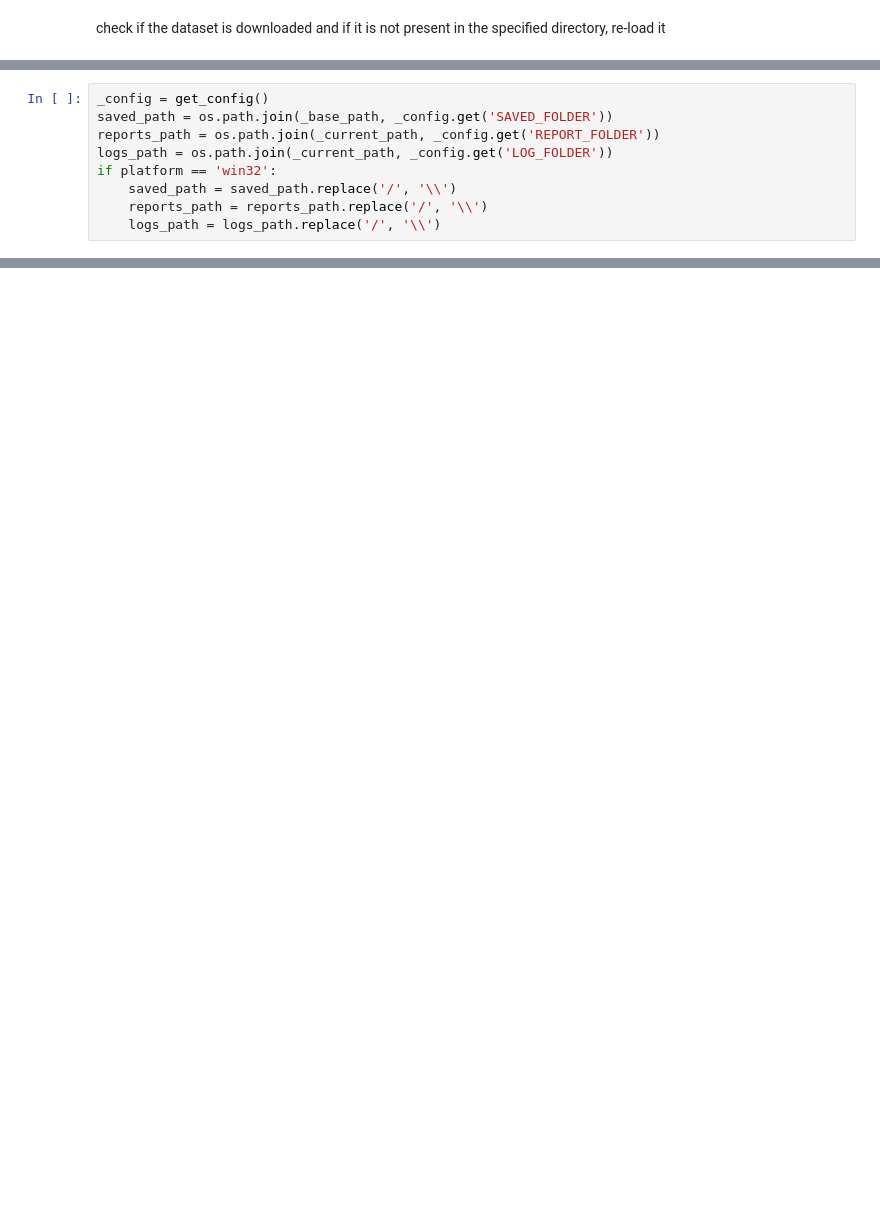
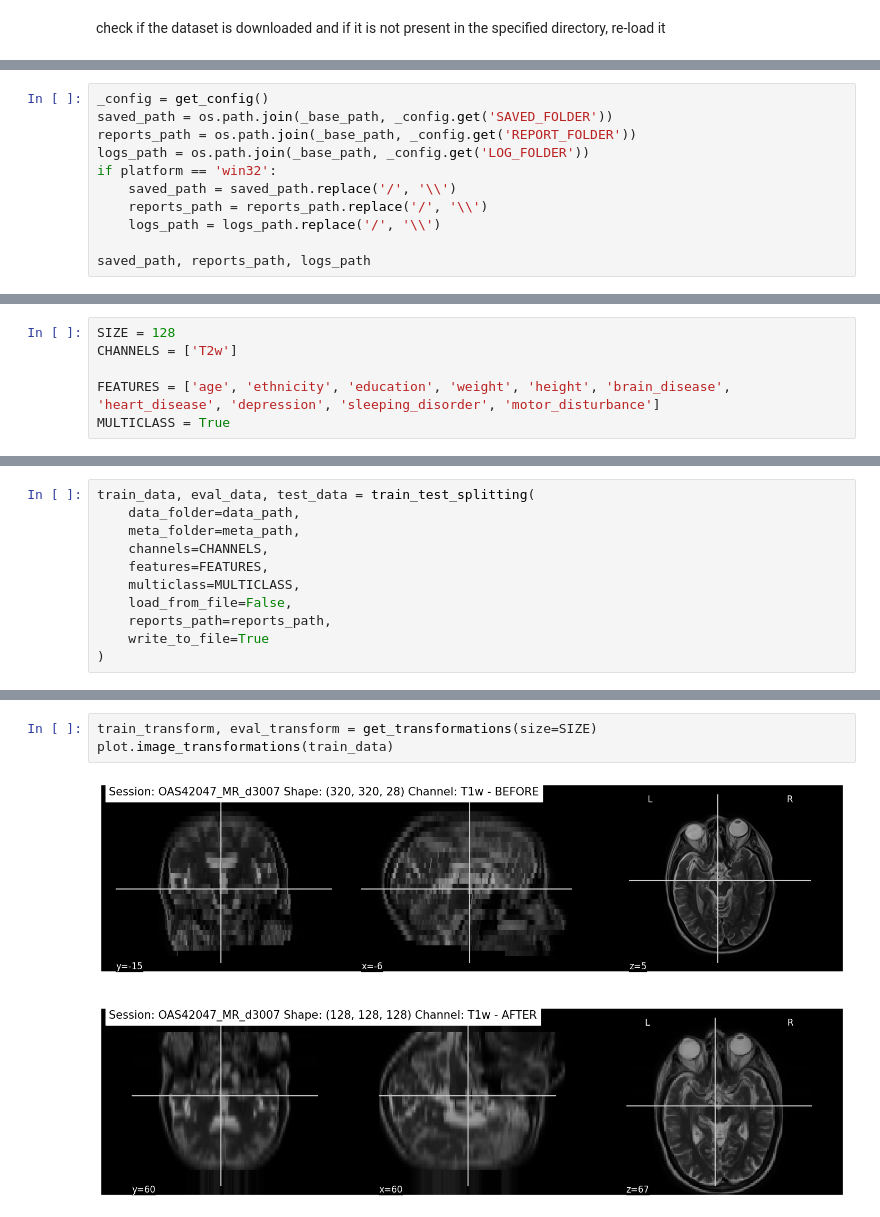
Before and after one commit to VitoNicolaLosavio/Explainable-AI-for-Alzheimer-s-Diagnosis-Textual-and-Visual-Interpretations-from-MRI, a Jupyter notebook: Creation of the dataset.ipynb, the cells around one changed output, grey strips where cells are left out. Saved outputs shown, nothing was run; the diff lists cells and outputs as text; blank space fills up the shorter version.

```diff
--- a/Creation of the dataset.ipynb
+++ b/Creation of the dataset.ipynb
@@ -36,9 +49,11 @@ data_path, meta_path = make_dataset(dataset='oasis_aug', base_path=_base_path)
 # %%
 _config = get_config()
 saved_path = os.path.join(_base_path, _config.get('SAVED_FOLDER'))
-reports_path = os.path.join(_current_path, _config.get('REPORT_FOLDER'))
-logs_path = os.path.join(_current_path, _config.get('LOG_FOLDER'))
+reports_path = os.path.join(_base_path, _config.get('REPORT_FOLDER'))
+logs_path = os.path.join(_base_path, _config.get('LOG_FOLDER'))
 if platform == 'win32':
 	saved_path = saved_path.replace('/', '\\')
 	reports_path = reports_path.replace('/', '\\')
 	logs_path = logs_path.replace('/', '\\')
+
+saved_path, reports_path, logs_path
@@ -44,0 +71,6 @@ if platform == 'win32':
+# %%
+SIZE = 128
+CHANNELS = ['T2w']
+
+FEATURES = ['age', 'ethnicity', 'education', 'weight', 'height', 'brain_disease', 'heart_disease', 'depression', 'sleeping_disorder', 'motor_disturbance']
+MULTICLASS = True
@@ -44,0 +89,11 @@ if platform == 'win32':
+# %%
+train_data, eval_data, test_data = train_test_splitting(
+	data_folder=data_path,
+	meta_folder=meta_path,
+	channels=CHANNELS,
+	features=FEATURES,
+	multiclass=MULTICLASS,
+	load_from_file=False,
+	reports_path=reports_path,
+	write_to_file=True
+)
@@ -44,0 +110,5 @@ if platform == 'win32':
+# %%
+train_transform, eval_transform = get_transformations(size=SIZE)
+plot.image_transformations(train_data)
+# %% [output]
+[figure, added]
```
Also changed, not shown: parts of 30 cells of this notebook, 4 other files.
